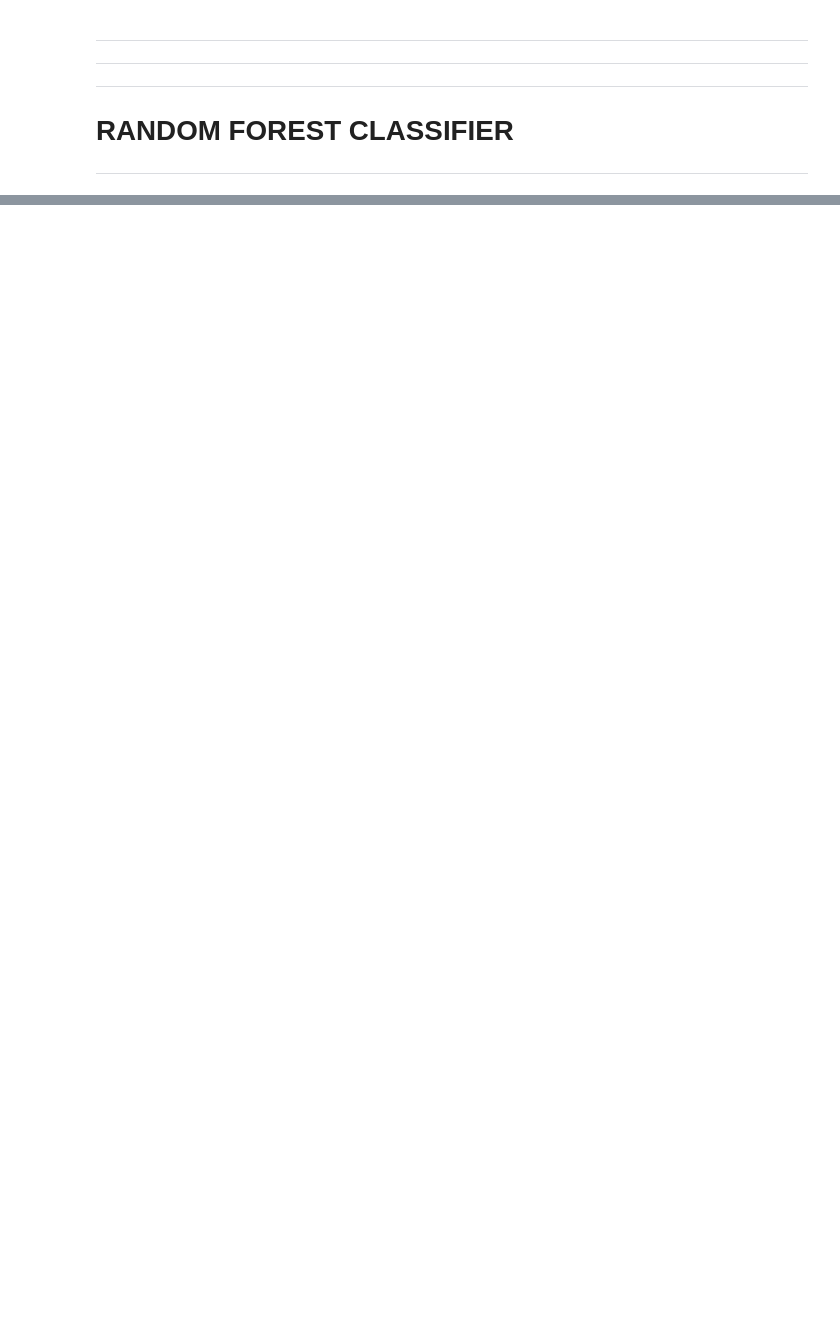
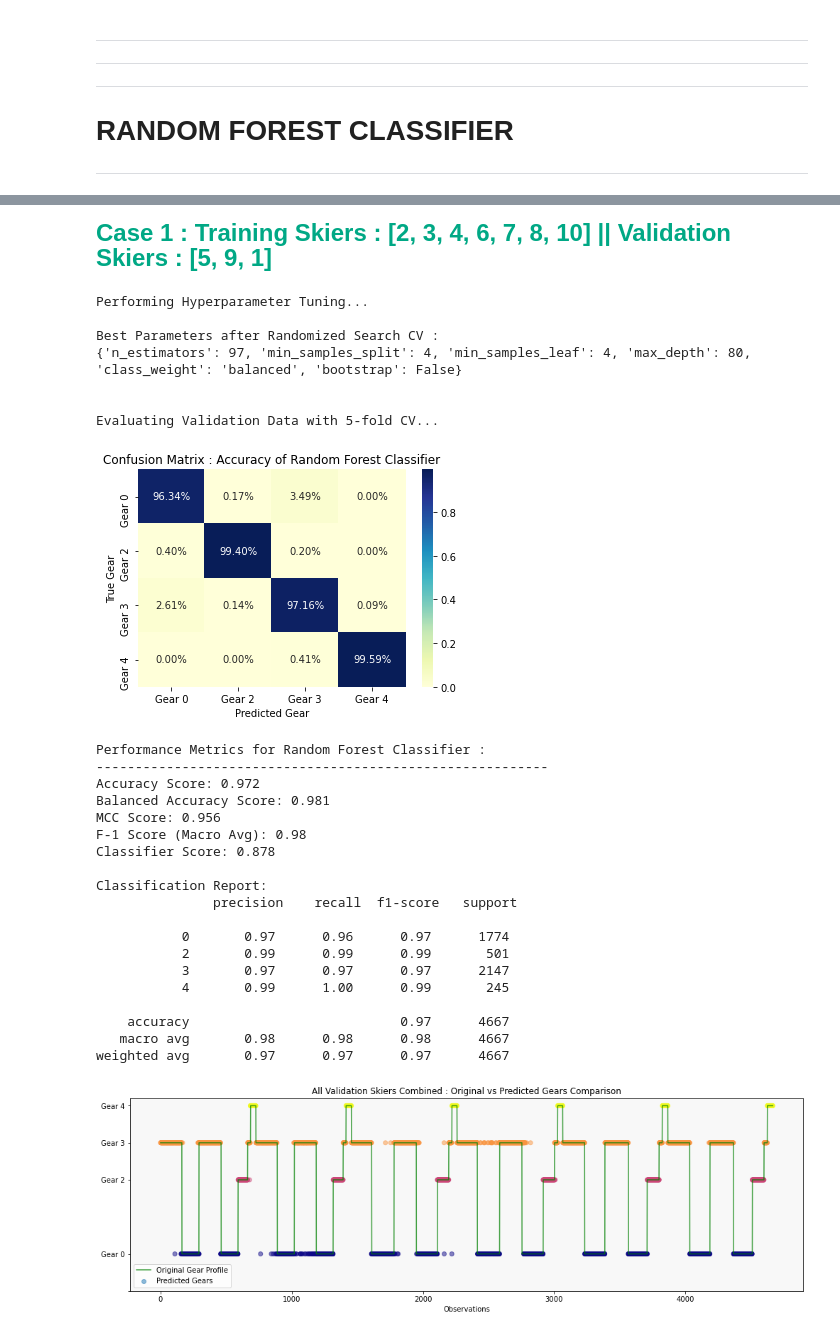
Before and after one commit to DavidLarssonIO/Data-driven-gait-analysis, a Jupyter notebook: main-savya-refined-12sec-shift.ipynb, the cells around one changed output, grey strips where cells are left out. Saved outputs shown, nothing was run; the diff lists cells and outputs as text; code cells hidden in the pictures; blank space fills up the shorter version.

Commit message:
Updated and summarized results

```diff
--- a/main-savya-refined-12sec-shift.ipynb
+++ b/main-savya-refined-12sec-shift.ipynb
@@ -181,18 +57,0 @@ weighted avg       0.94      0.93      0.94      4654
-# %%
-plot_df = y_plot_data
-plot_df = plot_df.assign(Predicted_Gear=all_y_pred)
-skier_list = plot_df['Skier'].unique()
-
-
-for i in range(0,len(skier_list)):
-    temp_df = plot_df.loc[(plot_df['Skier'] == skier_list[i])]
-
-    fig, axs = plt.subplots(figsize=(15,6))
-    plt.title(f'Skier {skier_list[i]} : Original vs Predicted Gears Comparison')
-    plt.xlabel('Observations')
-    plt.plot(range(0,temp_df.shape[0]), temp_df['Gear'],alpha=0.75, color='green', label='Original Gear Profile')
-    plt.scatter(range(0,temp_df.shape[0]), temp_df['Predicted_Gear'],alpha=0.5, c=temp_df.Predicted_Gear, cmap='plasma', label='Predicted Gears')
-    axs.set_yticks([-1,0,2,3,4])
-    axs.set_yticklabels(['','Gear 0', 'Gear 2', 'Gear 3', 'Gear 4'])
-    plt.legend(loc='lower left')
-    plt.show()
@@ -216,0 +58,33 @@ plt.show()
+# %%
+rfc_results_df = pd.DataFrame(columns=list(['Training Skiers','Validation Skiers','Best Hyperparameters',
+                                           'Accuracy','Balanced Accuracy','MCC','F1 (Macro Avg)','Classifier Score',
+                                           'Classification Report']))
+
+for i in range(0,5):
+
+    X_train, X_valid, y_train, y_valid, y_plot_data, train_skiers_list, val_skiers_list = split_train_test_data(df_info, skier_list, validation_skiers)
+
+    display(HTML(f'<p><strong><span style="font-size: 24px; color: rgb(0, 168, 133);">Case {i+1} : Training Skiers : {train_skiers_list}  ||  Validation Skiers : {val_skiers_list}</span></strong></p>'))
+
+    rfc, rfc_best_params = tune_random_forest(X_train, y_train)
+
+    # Evluate the model using validation data and output performance metrics
+    results, all_y_pred, CM_arr, class_report = evaluate(rfc,X_valid, y_valid, 'Random Forest Classifier')
+
+    plot_predicted_gear_comparison(y_plot_data,all_y_pred,False)
+
+    temp_all_metrics =  ["" for x in range(9)]
+    temp_all_metrics[0] = train_skiers_list
+    temp_all_metrics[1] = val_skiers_list
+    temp_all_metrics[2] = rfc_best_params
+    temp_all_metrics[3] = results[0]
+    temp_all_metrics[4] = results[1]
+    temp_all_metrics[5] = results[5]
+    temp_all_metrics[6] = results[4]
+    temp_all_metrics[7] = results[9]
+    temp_all_metrics[8] = class_report
+
+    rfc_results_df.loc[len(rfc_results_df)] = temp_all_metrics
+
+    print('\n\n')
+# %% [output]
@@ -216,0 +94,29 @@ plt.show()
+Case 1 : Training Skiers : [2, 3, 4, 6, 7, 8, 10] || Validation Skiers : [5, 9, 1]
+Performing Hyperparameter Tuning...
+
+Best Parameters after Randomized Search CV :
+{'n_estimators': 97, 'min_samples_split': 4, 'min_samples_leaf': 4, 'max_depth': 80, 'class_weight': 'balanced', 'bootstrap': False}
+
+
+Evaluating Validation Data with 5-fold CV...
+[figure, added]
+Performance Metrics for Random Forest Classifier :
+----------------------------------------------------------
+Accuracy Score: 0.972
+Balanced Accuracy Score: 0.981
+MCC Score: 0.956
+F-1 Score (Macro Avg): 0.98
+Classifier Score: 0.878
+
+Classification Report:
+               precision    recall  f1-score   support
+
+           0       0.97      0.96      0.97      1774
+           2       0.99      0.99      0.99       501
+           3       0.97      0.97      0.97      2147
+           4       0.99      1.00      0.99       245
+
+    accuracy                           0.97      4667
+   macro avg       0.98      0.98      0.98      4667
+weighted avg       0.97      0.97      0.97      4667
+[figure, added]
```
Also changed, not shown: parts of 22 cells of this notebook.
